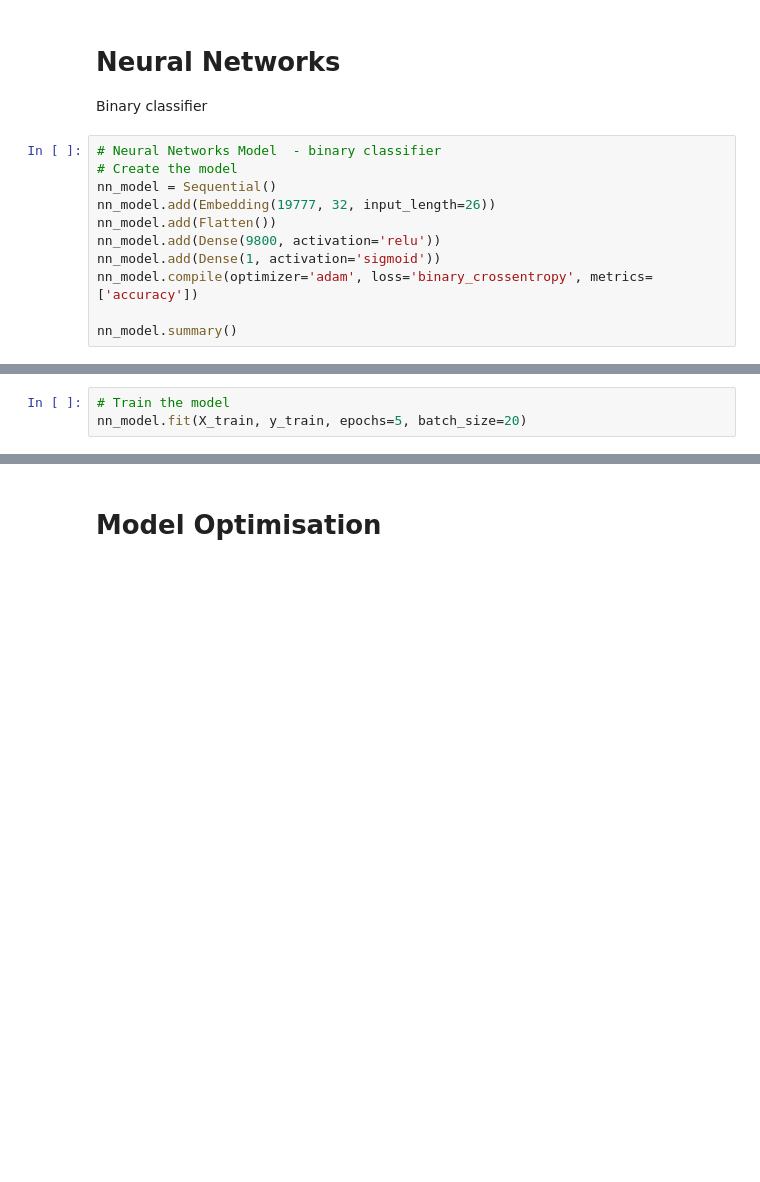
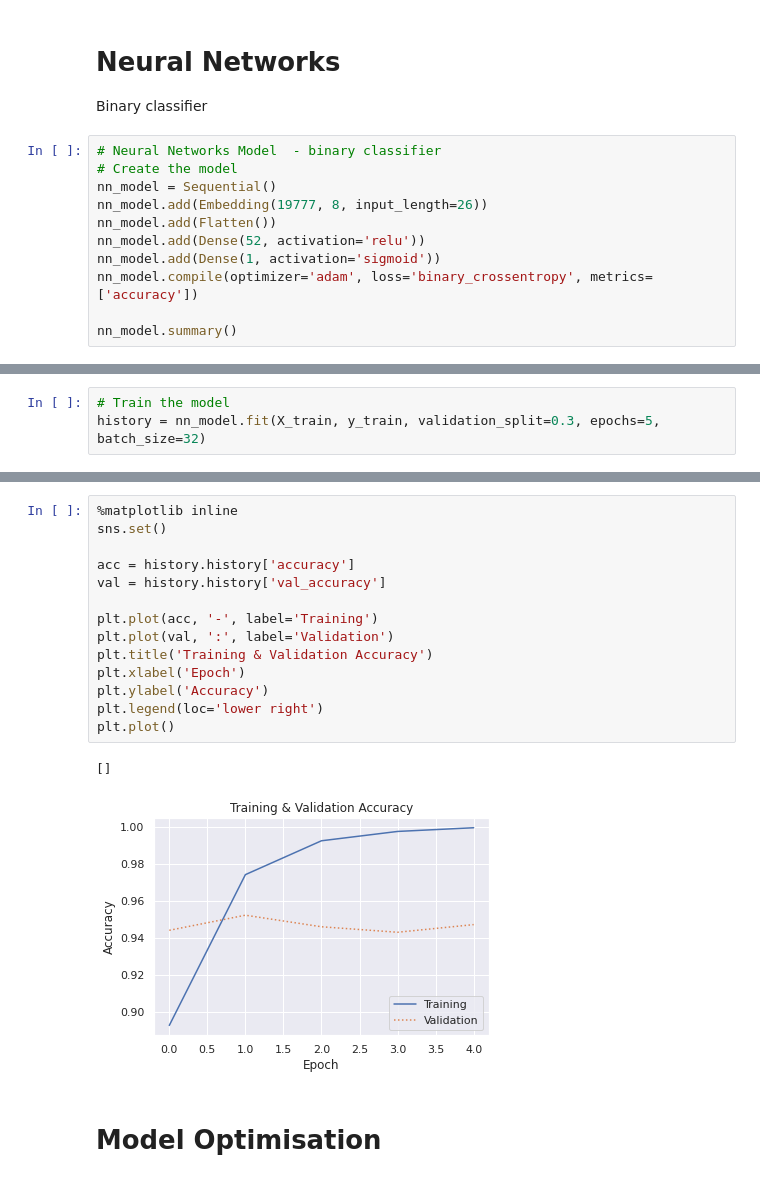
Before and after one commit to Shannon-Watts/fake_news_ML, a Jupyter notebook: fake_news.ipynb, the cells around one changed output, grey strips where cells are left out. Saved outputs shown, nothing was run; the diff lists cells and outputs as text; blank space fills up the shorter version.

```diff
--- a/fake_news.ipynb
+++ b/fake_news.ipynb
@@ -289,9 +301,9 @@ Binary classifier
 # Neural Networks Model  - binary classifier
 # Create the model
 nn_model = Sequential()
-nn_model.add(Embedding(19777, 32, input_length=26))
+nn_model.add(Embedding(19777, 8, input_length=26))
 nn_model.add(Flatten())
-nn_model.add(Dense(9800, activation='relu'))
+nn_model.add(Dense(52, activation='relu'))
 nn_model.add(Dense(1, activation='sigmoid'))
 nn_model.compile(optimizer='adam', loss='binary_crossentropy', metrics=['accuracy'])
 
@@ -316,6 +328,6 @@ Non-trainable params: 0
 _________________________________________________________________
 # %%
 # Train the model
-nn_model.fit(X_train, y_train, epochs=5, batch_size=20)
+history = nn_model.fit(X_train, y_train, validation_split=0.3, epochs=5, batch_size=32)
 # %% [output]
 Epoch 1/5
@@ -335,5 +346,22 @@ model_loss, model_accuracy = nn_model.evaluate(X_test, y_test)
 print(f"Loss: {model_loss}, Accuracy: {model_accuracy}")
 # %% [output]
 InvalidArgumentError: ignored
+# %%
+%matplotlib inline
+sns.set()
+
+acc = history.history['accuracy']
+val = history.history['val_accuracy']
+
+plt.plot(acc, '-', label='Training')
+plt.plot(val, ':', label='Validation')
+plt.title('Training & Validation Accuracy')
+plt.xlabel('Epoch')
+plt.ylabel('Accuracy')
+plt.legend(loc='lower right')
+plt.plot()
+# %% [output]
+[]
+[figure, added]
 # %% [markdown]
 # Model Optimisation
```
Also changed, not shown: parts of 5 cells of this notebook.
